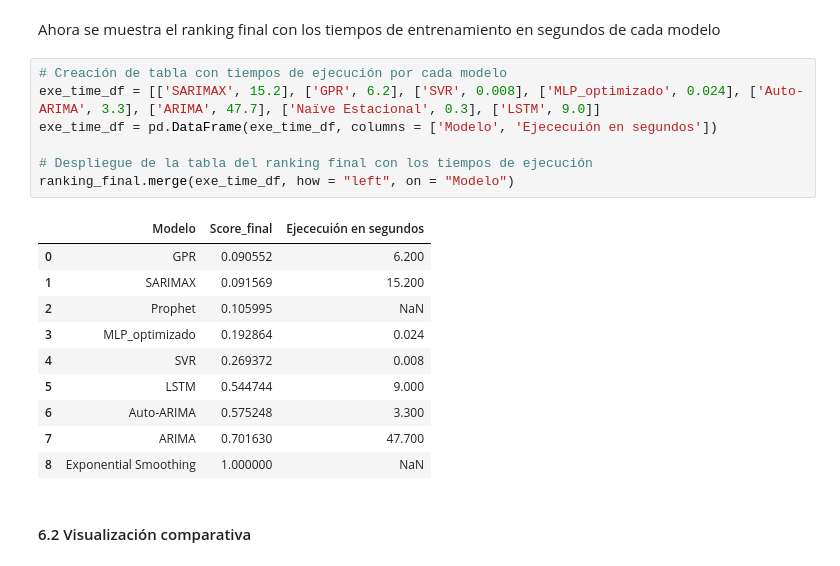
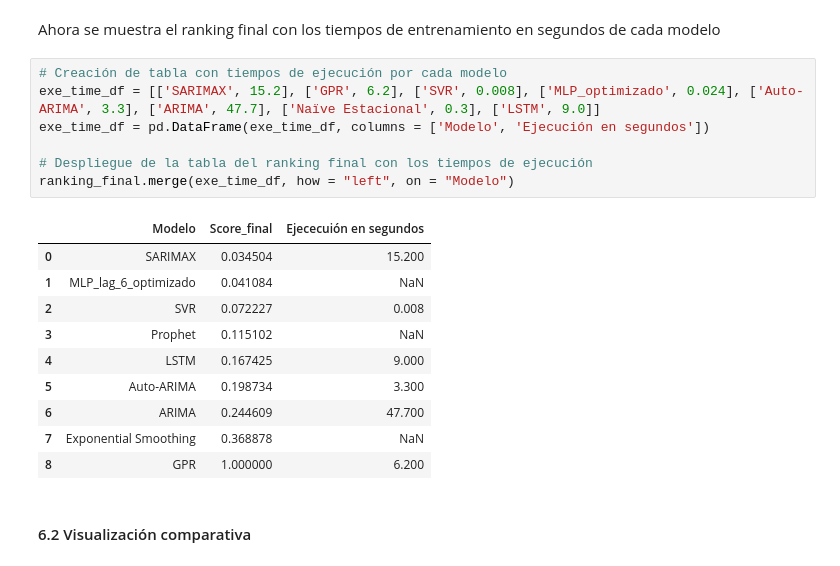
Before and after one commit to juan-pablo-lopez/tc5035-ene26-equipo29, a Jupyter notebook: Avance4.Equipo29.ipynb, the cells around one changed output. Drawn from its saved outputs; the diff is of its cells as text.

```diff
--- a/Avance4.Equipo29.ipynb
+++ b/Avance4.Equipo29.ipynb
@@ -2082,21 +2104,21 @@ Ahora se muestra el ranking final con los tiempos de entrenamiento en segundos d
 # %%
 # Creación de tabla con tiempos de ejecución por cada modelo
 exe_time_df = [['SARIMAX', 15.2], ['GPR', 6.2], ['SVR', 0.008], ['MLP_optimizado', 0.024], ['Auto-ARIMA', 3.3], ['ARIMA', 47.7], ['Naïve Estacional', 0.3], ['LSTM', 9.0]]
-exe_time_df = pd.DataFrame(exe_time_df, columns = ['Modelo', 'Ejececuión en segundos'])
+exe_time_df = pd.DataFrame(exe_time_df, columns = ['Modelo', 'Ejecución en segundos'])
 
 # Despliegue de la tabla del ranking final con los tiempos de ejecución
 ranking_final.merge(exe_time_df, how = "left", on = "Modelo")
 # %% [output]
 |  | Modelo | Score_final | Ejececuión en segundos |
-| 0 | GPR | 0.090552 | 6.200 |
-| 1 | SARIMAX | 0.091569 | 15.200 |
-| 2 | Prophet | 0.105995 | NaN |
-| 3 | MLP_optimizado | 0.192864 | 0.024 |
-| 4 | SVR | 0.269372 | 0.008 |
-| 5 | LSTM | 0.544744 | 9.000 |
-| 6 | Auto-ARIMA | 0.575248 | 3.300 |
-| 7 | ARIMA | 0.701630 | 47.700 |
-| 8 | Exponential Smoothing | 1.000000 | NaN |
+| 0 | SARIMAX | 0.034504 | 15.200 |
+| 1 | MLP_lag_6_optimizado | 0.041084 | NaN |
+| 2 | SVR | 0.072227 | 0.008 |
+| 3 | Prophet | 0.115102 | NaN |
+| 4 | LSTM | 0.167425 | 9.000 |
+| 5 | Auto-ARIMA | 0.198734 | 3.300 |
+| 6 | ARIMA | 0.244609 | 47.700 |
+| 7 | Exponential Smoothing | 0.368878 | NaN |
+| 8 | GPR | 1.000000 | 6.200 |
 # %% [markdown]
 #### 6.2 Visualización comparativa
 # %%
```
Also changed, not shown: parts of 64 cells of this notebook, 13 other files.
